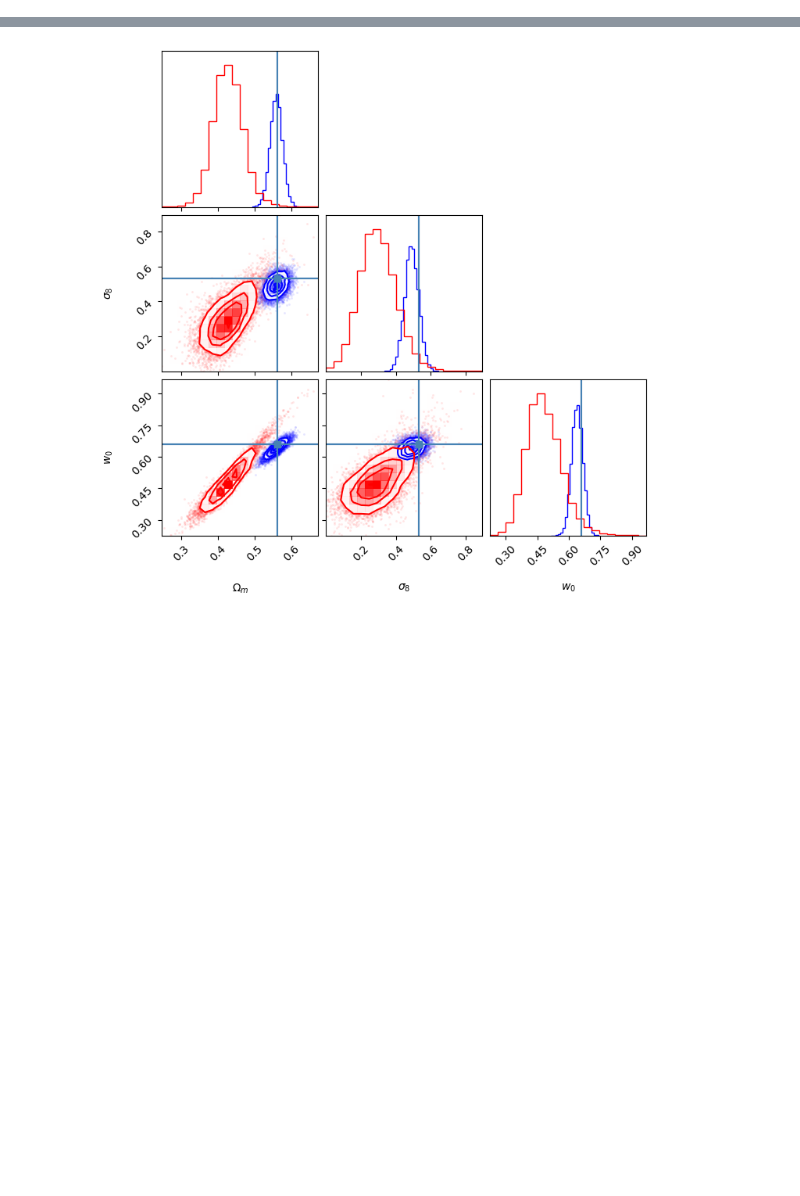
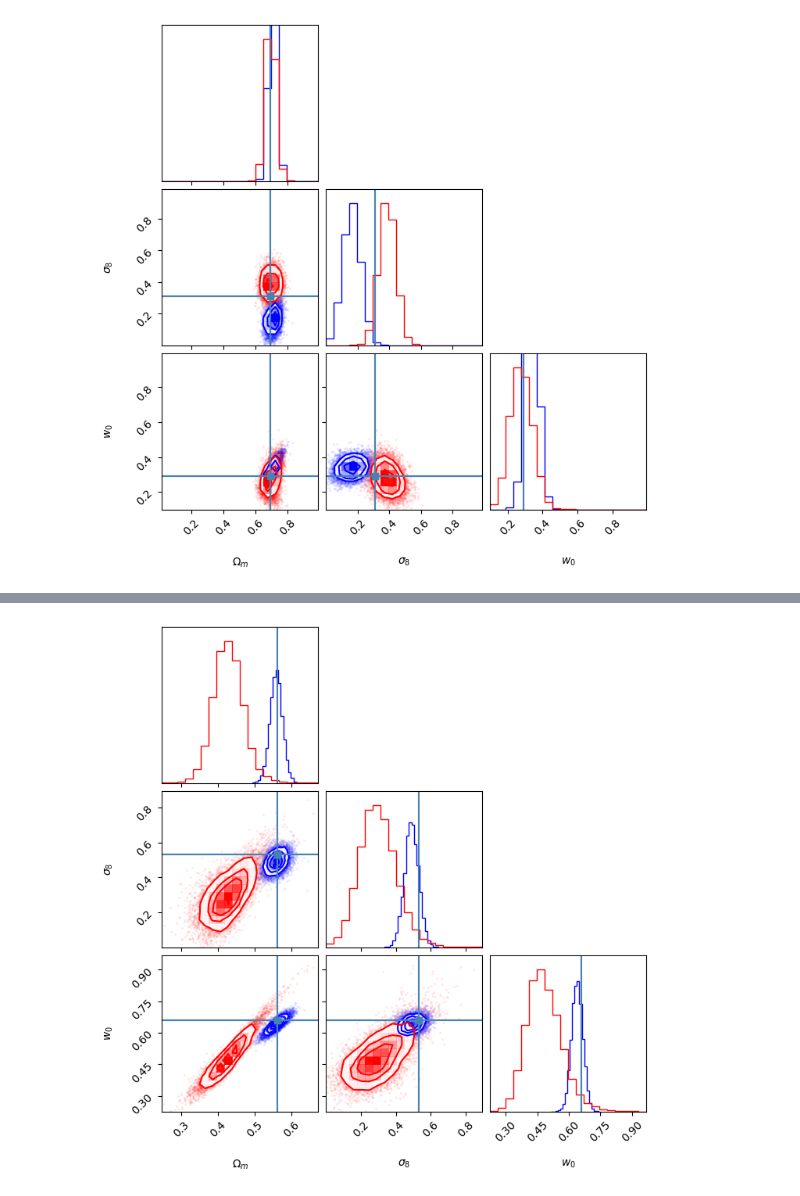
Before and after one commit to shubhagrawal30/ViT_weak_lensing, a Jupyter notebook: notebooks/sbi.ipynb, the cells around one changed output, grey strips where cells are left out. Drawn from its saved outputs; the diff is of its cells as text; code cells hidden in the pictures; blank space fills up the shorter version.

```diff
--- a/notebooks/sbi.ipynb
+++ b/notebooks/sbi.ipynb
@@ -87,3 +102,9 @@ posterior_resnet = inference.build_posterior(density_estimator)
 # %%
 posterior_samples_vit = posterior_vit.set_default_x(x_0_vit).sample((10000,), x=x_0_vit)
 posterior_samples_resnet = posterior_resnet.set_default_x(x_0_resnet).sample((10000,), x=x_0_resnet)
+# %%
+fig = corner.corner(np.array(posterior_samples_vit), truths=true, labels=[r"$\Omega_m$", r"$\sigma_8$", r"$w_0$"],
+                    color="blue", range=np.array([np.min(vit_labels, axis=0), np.max(vit_labels, axis=0)]).T)
+fig = corner.corner(np.array(posterior_samples_resnet), truths=true, labels=[r"$\Omega_m$", r"$\sigma_8$", r"$w_0$"],
+                    fig=fig, color="red", range=np.array([np.min(vit_labels, axis=0), np.max(vit_labels, axis=0)]).T)
+# %% [output]
@@ -90,3 +112,4 @@ posterior_samples_resnet = posterior_resnet.set_default_x(x_0_resnet).sample((10
+[figure, added]
 # %%
 fig = corner.corner(np.array(posterior_samples_vit), truths=true, labels=[r"$\Omega_m$", r"$\sigma_8$", r"$w_0$"],
                     color="blue", range=np.array([np.min(vit_labels, axis=0), np.max(vit_labels, axis=0)]).T)
```
Also changed, not shown: parts of 10 cells of this notebook, 4 other files.
